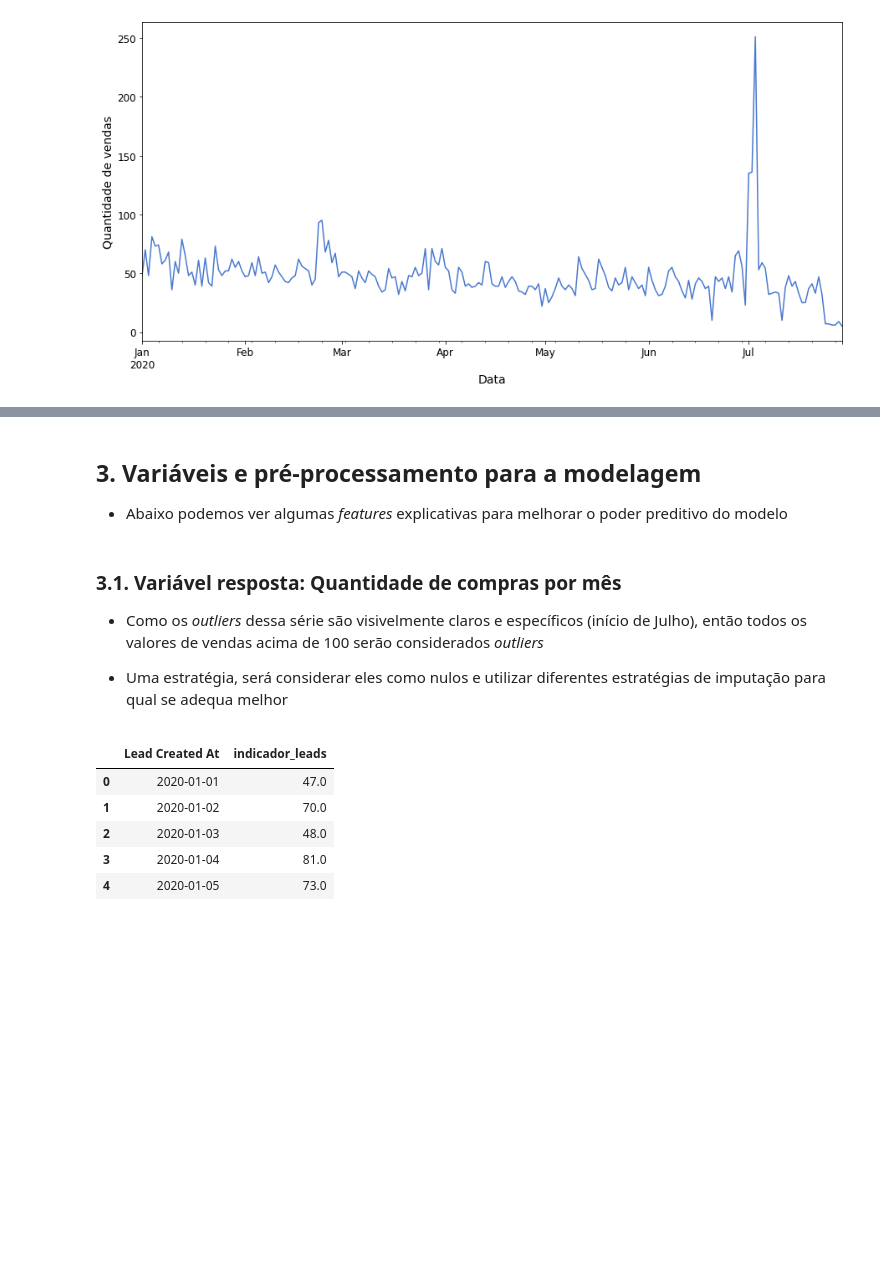
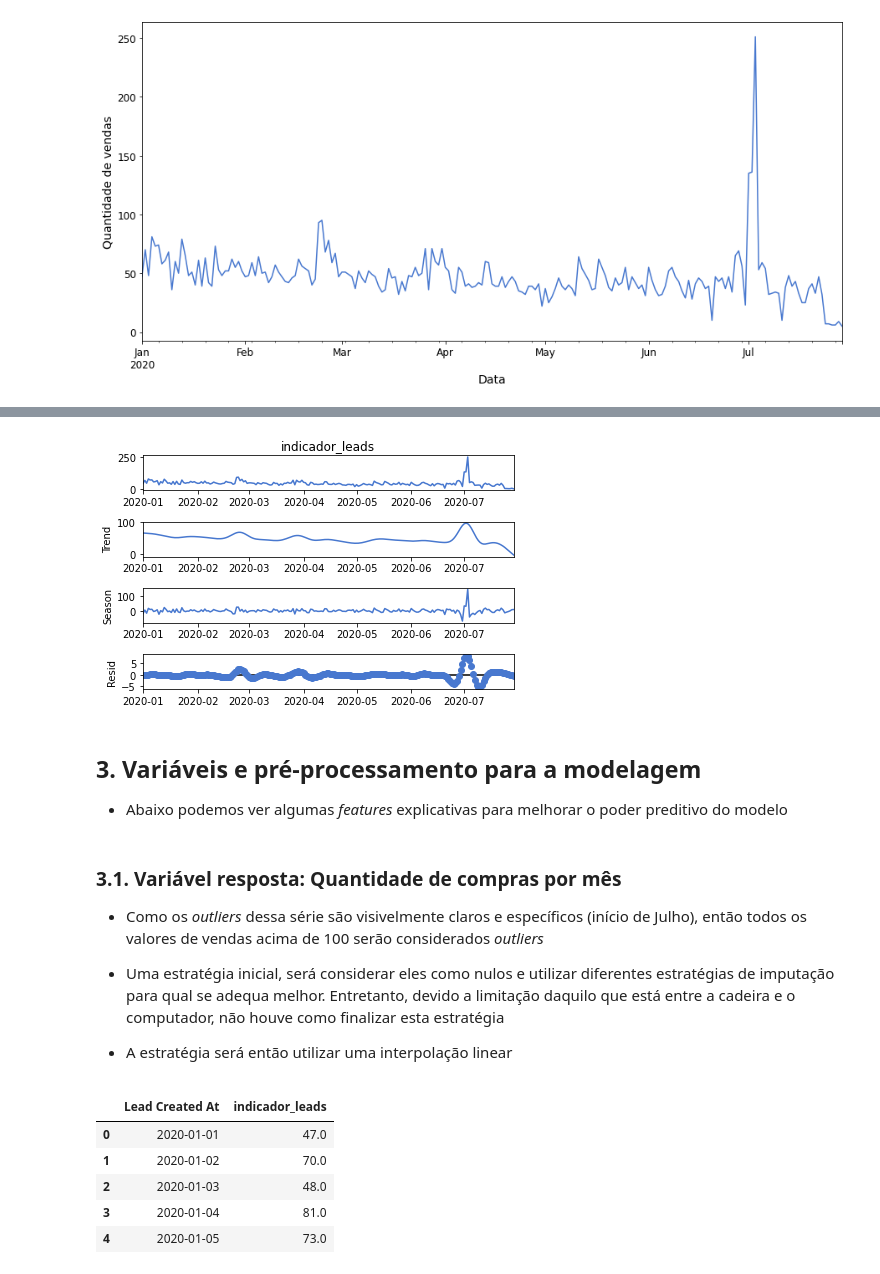
Before and after one commit to barbosarafael/DS_Avancado, a Jupyter notebook: ts_regressao/ts_regressao.ipynb, the cells around one changed output, grey strips where cells are left out. Saved outputs shown, nothing was run; the diff lists cells and outputs as text; code cells hidden in the pictures; blank space fills up the shorter version.

```diff
--- a/ts_regressao/ts_regressao.ipynb
+++ b/ts_regressao/ts_regressao.ipynb
@@ -85,3 +93,11 @@ _ = plt.tick_params(axis = "y", labelsize = 12, labelcolor = "black")
+# %%
+from statsmodels.tsa.seasonal import STL
+
+stl = STL(vol_diarios_compras, seasonal = 3)
+res = stl.fit()
+fig = res.plot()
+# %% [output]
+[figure, added]
 # %% [markdown]
 ## 3. Variáveis e pré-processamento para a modelagem
 
@@ -91,7 +107,9 @@ _ = plt.tick_params(axis = "y", labelsize = 12, labelcolor = "black")
 
 - Como os *outliers* dessa série são visivelmente claros e específicos (início de Julho), então todos os valores de vendas acima de 100 serão considerados *outliers*
 
-- Uma estratégia, será considerar eles como nulos e utilizar diferentes estratégias de imputação para qual se adequa melhor
+- Uma estratégia inicial, será considerar eles como nulos e utilizar diferentes estratégias de imputação para qual se adequa melhor. Entretanto, devido a limitação daquilo que está entre a cadeira e o computador, não houve como finalizar esta estratégia
+
+- A estratégia será então utilizar uma interpolação linear
 # %%
 dados1 = pd.DataFrame(vol_diarios_compras).reset_index()
 
```
Also changed, not shown: parts of 21 cells of this notebook.
